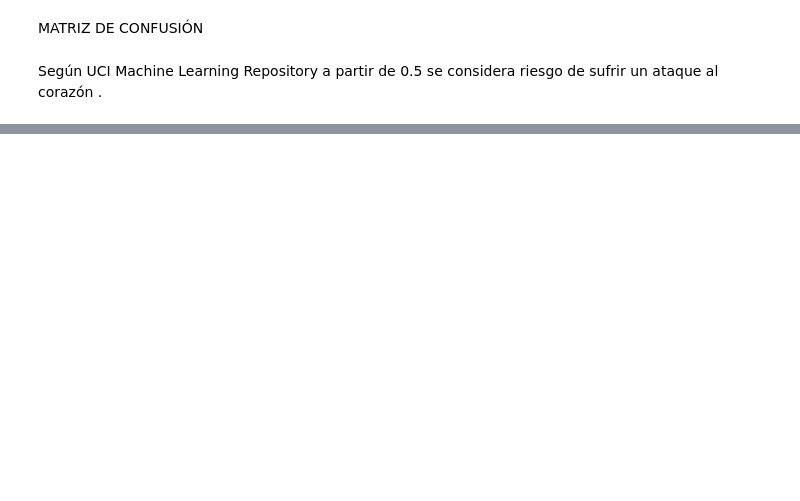
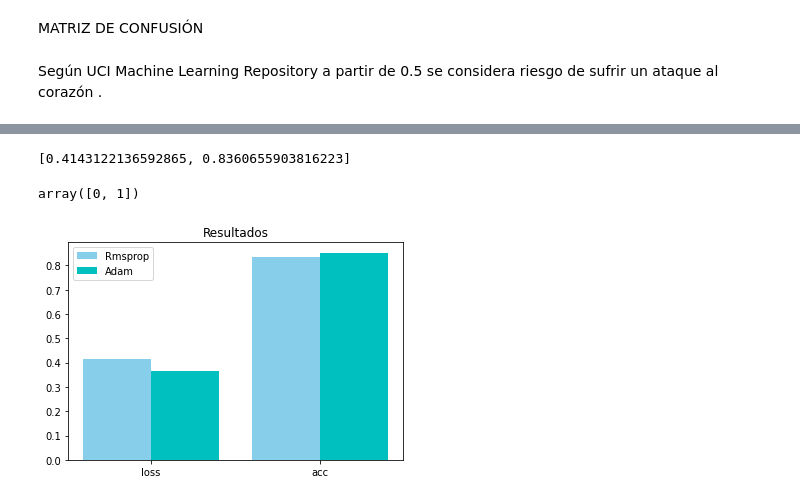
Before and after one commit to anamunoz01/PROYECTO-INTEGRADOR-III, a Jupyter notebook: ClasBinaria.ipynb, the cells around one changed output, grey strips where cells are left out. Drawn from its saved outputs; the diff is of its cells as text; code cells hidden in the pictures; blank space fills up the shorter version.

```diff
--- a/ClasBinaria.ipynb
+++ b/ClasBinaria.ipynb
@@ -389,3 +389,3 @@ Epoch 30/30
 # %%
-results = model2.evaluate(test_data, test_labels)
+results2 = model2.evaluate(test_data, test_labels)
 # %% [output]
@@ -503,3 +489,3 @@ Epoch 30/30
 # %%
-results = model3.evaluate(test_data, test_labels)
+results3 = model3.evaluate(test_data, test_labels)
 # %% [output]
@@ -560,0 +547,23 @@ plot_confusion_matrix(confusion_mtx3, classes = range(2))
+# %%
+results2
+# %% [output]
+[0.4143122136592865, 0.8360655903816223]
+# %%
+numero = len(results2)
+indice_barras = np.arange(numero)
+#indice_barras
+# %% [output]
+array([0, 1])
+# %%
+x = ['loss', 'acc']
+res = [results2, results3]
+plt.bar(indice_barras, results2, width = 0.4, label = 'Rmsprop', color = 'skyblue')
+plt.bar(indice_barras + 0.4, results3, width = 0.4, label = 'Adam', color = 'c')
+
+
+plt.xticks(indice_barras + 0.2, ('loss', 'acc'))
+plt.legend(loc='best')
+plt.title('Resultados')
+plt.show()
+# %% [output]
+[figure, added]
```
Also changed, not shown: parts of 12 cells of this notebook.
